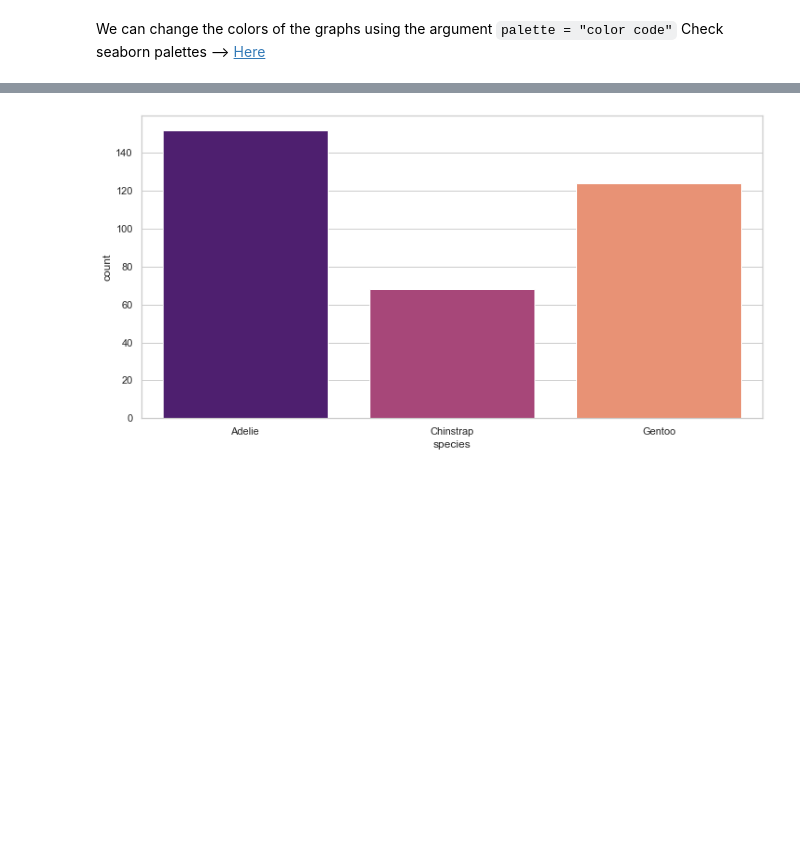
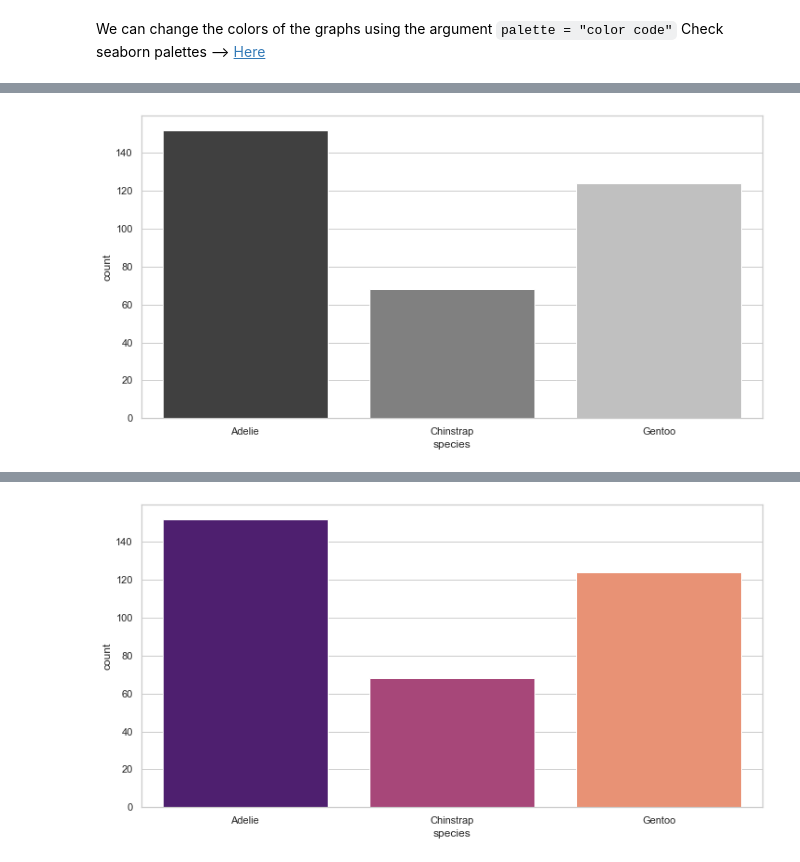
Before and after one commit to Ironhack-data-bcn-january-2024/lectures, a Jupyter notebook: week-2/4 - Visualization I - Revised.ipynb, the cells around one changed output, grey strips where cells are left out. Drawn from its saved outputs; the diff is of its cells as text; code cells hidden in the pictures; blank space fills up the shorter version.

```diff
--- a/week-2/4 - Visualization I - Revised.ipynb
+++ b/week-2/4 - Visualization I - Revised.ipynb
@@ -399 +412,5 @@ Check seaborn palettes --> [Here](https://seaborn.pydata.org/tutorial/color_pale
+# %%
+sns.countplot(x=penguins["species"], palette="gray");
+# %% [output]
+[figure, added]
 # %%
```
Also changed, not shown: parts of 17 cells of this notebook.
